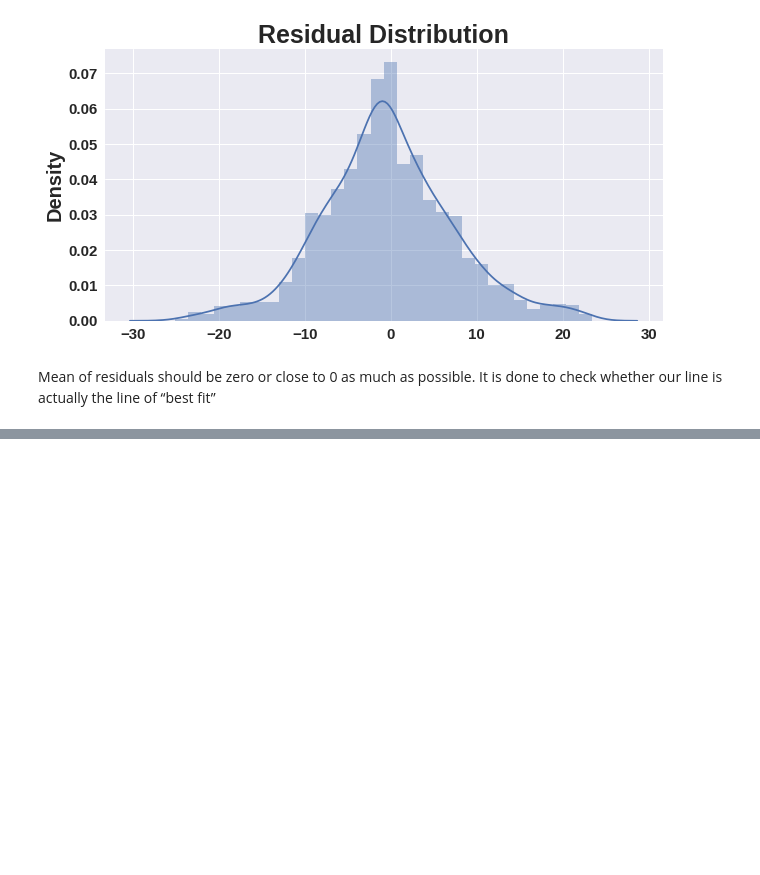
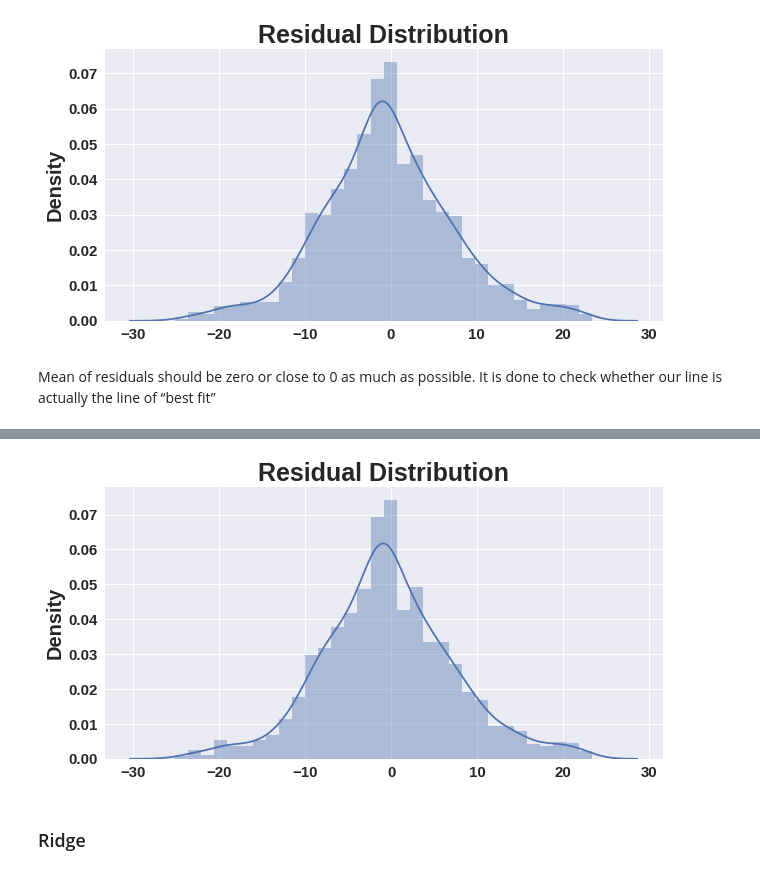
Before and after one commit to Anupam8858/Seoul-Bike-Sharing-Demand-Prediction, a Jupyter notebook: Bike_Sharing_Demand_Prediction_Capstone_Project.ipynb, the cells around one changed output, grey strips where cells are left out. Cells and saved outputs as stored; diff of their text form; code cells hidden in the pictures; blank space fills up the shorter version.

```diff
--- a/Bike_Sharing_Demand_Prediction_Capstone_Project.ipynb
+++ b/Bike_Sharing_Demand_Prediction_Capstone_Project.ipynb
@@ -880 +1026,6 @@ Mean of residuals should be zero or close to 0 as much as possible. It is done t
+# %%
+# Residuals of the regression are normally distributed.(Homoscedasticity refers to whether these residuals are equally distributed)
+Residual_distPlot(y_pred,y_test)
+# %% [output]
+[figure, added]
 # %%
@@ -881,0 +1033,2 @@ Mean of residuals should be zero or close to 0 as much as possible. It is done t
+# %% [markdown]
+### Ridge
```
Also changed, not shown: parts of 29 cells of this notebook.
